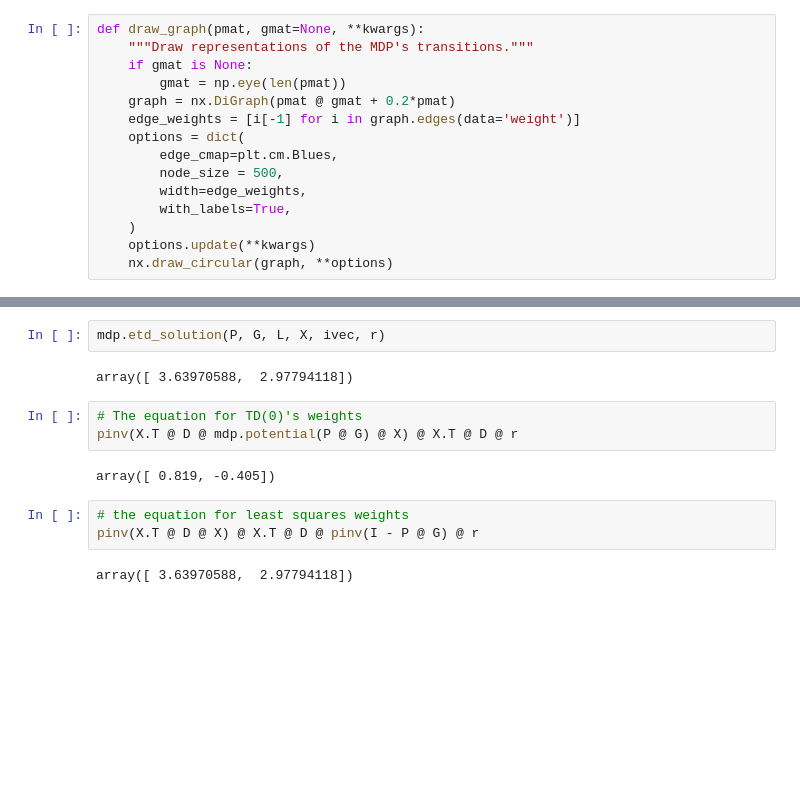
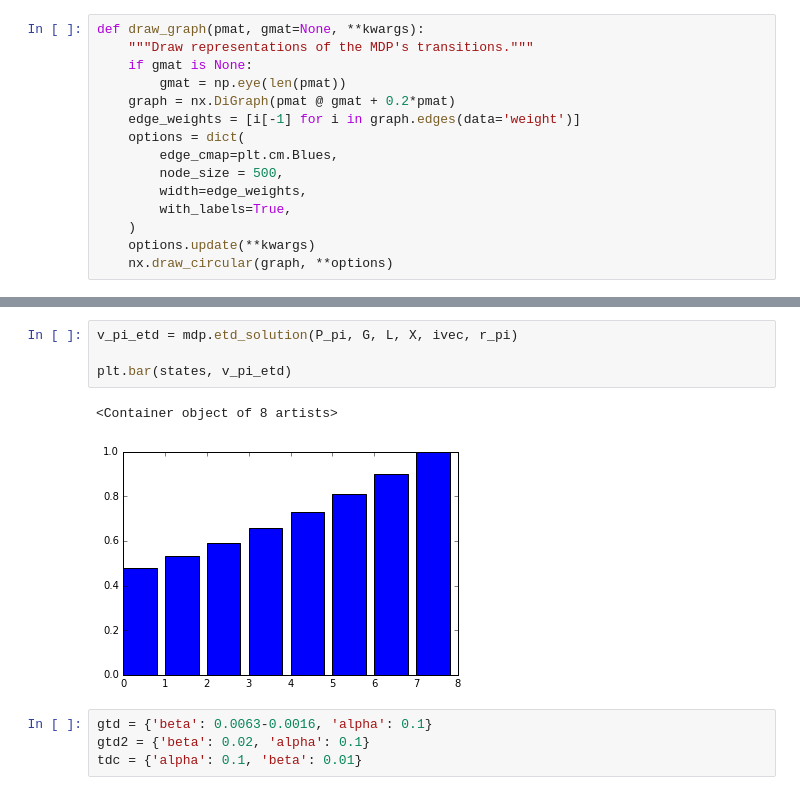
Before and after one commit to rldotai/mdpy, a Jupyter notebook: notebooks/chicken_analysis.ipynb, the cells around one changed output, grey strips where cells are left out. Saved outputs shown, nothing was run; the diff lists cells and outputs as text; blank space fills up the shorter version.

```diff
--- a/notebooks/chicken_analysis.ipynb
+++ b/notebooks/chicken_analysis.ipynb
@@ -163,14 +125,11 @@ array([ 3.63970588,  2.97794118])
 # %%
-mdp.etd_solution(P, G, L, X, ivec, r)
+v_pi_etd = mdp.etd_solution(P_pi, G, L, X, ivec, r_pi)
+
+plt.bar(states, v_pi_etd)
 # %% [output]
-array([ 3.63970588,  2.97794118])
+<Container object of 8 artists>
+[figure, added]
-# %%
-# The equation for TD(0)'s weights
-pinv(X.T @ D @ mdp.potential(P @ G) @ X) @ X.T @ D @ r
-# %% [output]
-array([ 0.819, -0.405])
-# %%
-# the equation for least squares weights
-pinv(X.T @ D @ X) @ X.T @ D @ pinv(I - P @ G) @ r
-# %% [output]
-array([ 3.63970588,  2.97794118])
+# %%
+gtd = {'beta': 0.0063-0.0016, 'alpha': 0.1}
+gtd2 = {'beta': 0.02, 'alpha': 0.1}
+tdc = {'alpha': 0.1, 'beta': 0.01}
```
Also changed, not shown: parts of 23 cells of this notebook.
